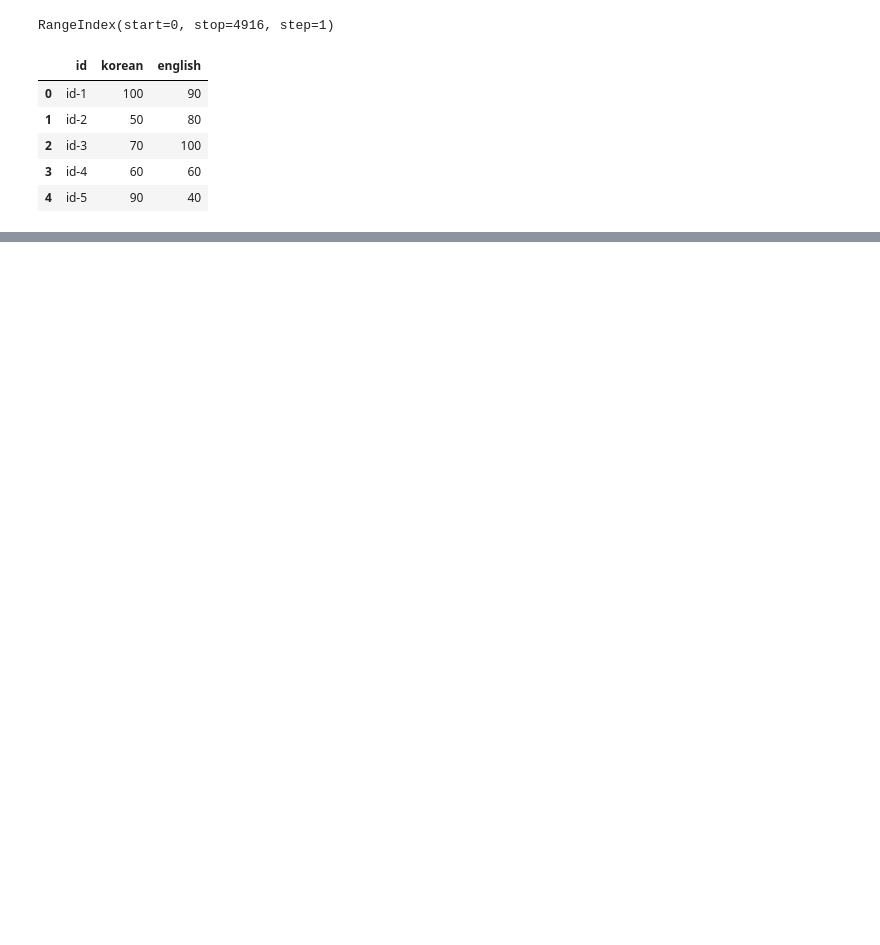
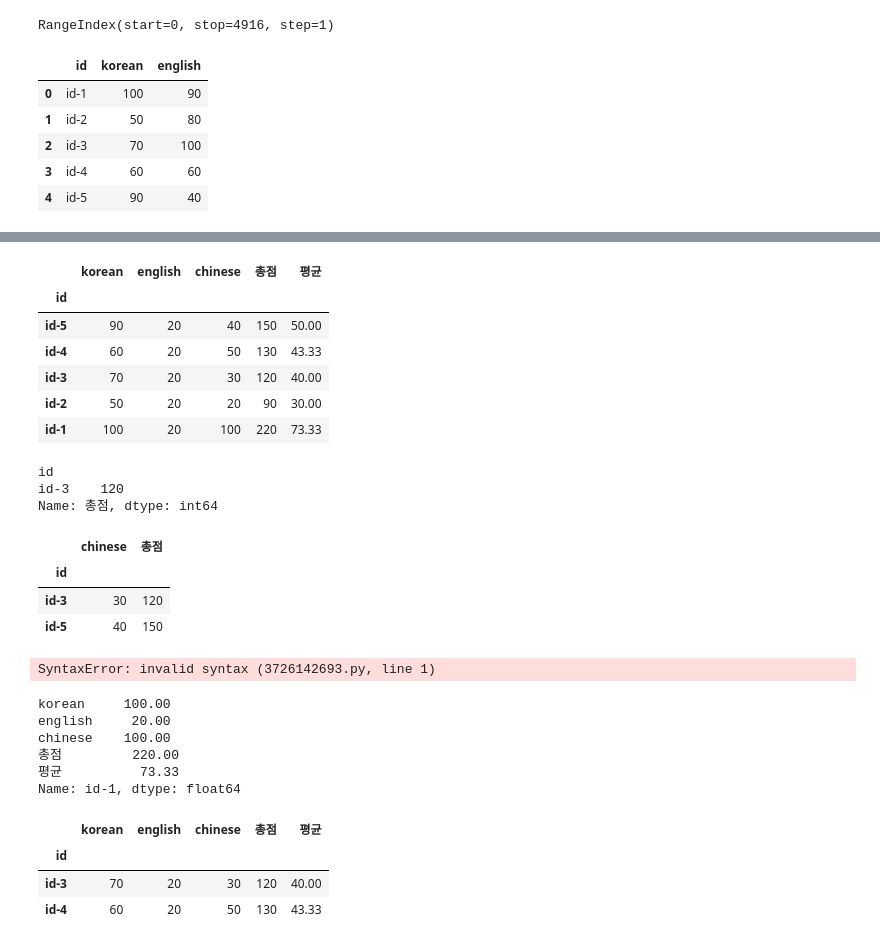
Before and after one commit to Hyunzuny/classes, a Jupyter notebook: 04.Pandas/Untitled.ipynb, the cells around one changed output, grey strips where cells are left out. Saved outputs shown, nothing was run; the diff lists cells and outputs as text; code cells hidden in the pictures; blank space fills up the shorter version.

```diff
--- a/04.Pandas/Untitled.ipynb
+++ b/04.Pandas/Untitled.ipynb
@@ -313,0 +525,2 @@ Index(['korean', 'english'], dtype='object')
+# %%
+grade['english'] = 20
@@ -313,0 +722,43 @@ Index(['korean', 'english'], dtype='object')
+# %%
+grade[::-1]
+# %% [output]
+|  | korean | english | chinese | 총점 | 평균 |
+| id |  |  |  |  |  |
+| id-5 | 90 | 20 | 40 | 150 | 50.00 |
+| id-4 | 60 | 20 | 50 | 130 | 43.33 |
+| id-3 | 70 | 20 | 30 | 120 | 40.00 |
+| id-2 | 50 | 20 | 20 | 90 | 30.00 |
+| id-1 | 100 | 20 | 100 | 220 | 73.33 |
+# %%
+grade.loc[["id-3"],'총점']
+# %% [output]
+id
+id-3    120
+Name: 총점, dtype: int64
+# %%
+grade.loc[['id-3','id-5'],['chinese','총점']]
+# %% [output]
+|  | chinese | 총점 |
+| id |  |  |
+| id-3 | 30 | 120 |
+| id-5 | 40 | 150 |
+# %%
+grade.loc[["id-1":"id-4"], ['총점','평균']]
+# %% [output]
+SyntaxError: invalid syntax (3726142693.py, line 1)
+# %%
+grade.iloc[0]
+# %% [output]
+korean     100.00
+english     20.00
+chinese    100.00
+총점         220.00
+평균          73.33
+Name: id-1, dtype: float64
+# %%
+grade.iloc[2:4]
+# %% [output]
+|  | korean | english | chinese | 총점 | 평균 |
+| id |  |  |  |  |  |
+| id-3 | 70 | 20 | 30 | 120 | 40.00 |
+| id-4 | 60 | 20 | 50 | 130 | 43.33 |
```
Also changed, not shown: parts of 63 cells of this notebook, 8 other files.
